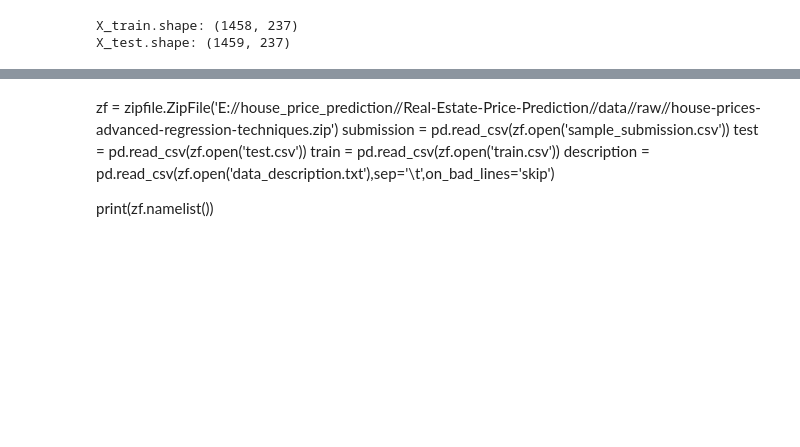
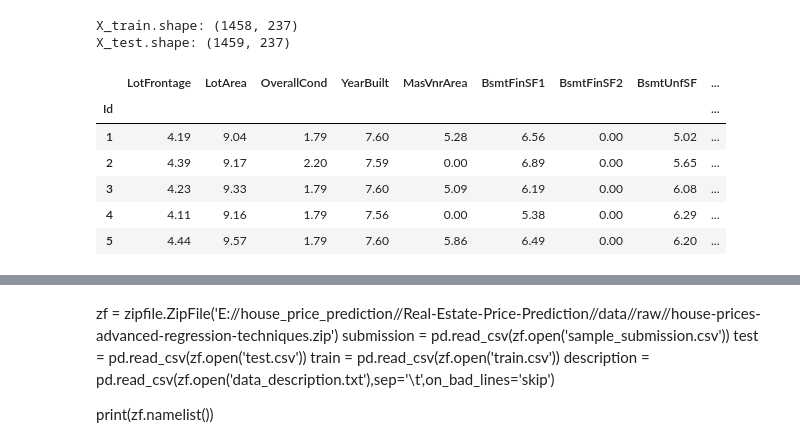
Before and after one commit to annugit1655/Real-Estate-Price-Prediction, a Jupyter notebook: Real-Estate-Price-Prediction/notebooks/house-price.ipynb, the cells around one changed output, grey strips where cells are left out. Cells and saved outputs as stored; diff of their text form; code cells hidden in the pictures; blank space fills up the shorter version.

```diff
--- a/Real-Estate-Price-Prediction/notebooks/house-price.ipynb
+++ b/Real-Estate-Price-Prediction/notebooks/house-price.ipynb
@@ -806,3 +804,13 @@ print("X_test.shape:", X_test.shape)
 # %% [output]
 X_train.shape: (1458, 237)
 X_test.shape: (1459, 237)
+# %%
+X_train.select_dtypes('float').head()
+# %% [output]
+|  | LotFrontage | LotArea | OverallCond | YearBuilt | MasVnrArea | BsmtFinSF1 | BsmtFinSF2 | BsmtUnfSF | ... |
+| Id |  |  |  |  |  |  |  |  | ... |
+| 1 | 4.19 | 9.04 | 1.79 | 7.60 | 5.28 | 6.56 | 0.00 | 5.02 | ... |
+| 2 | 4.39 | 9.17 | 2.20 | 7.59 | 0.00 | 6.89 | 0.00 | 5.65 | ... |
+| 3 | 4.23 | 9.33 | 1.79 | 7.60 | 5.09 | 6.19 | 0.00 | 6.08 | ... |
+| 4 | 4.11 | 9.16 | 1.79 | 7.56 | 0.00 | 5.38 | 0.00 | 6.29 | ... |
+| 5 | 4.44 | 9.57 | 1.79 | 7.60 | 5.86 | 6.49 | 0.00 | 6.20 | ... |
```
Also changed, not shown: parts of 16 cells of this notebook.
